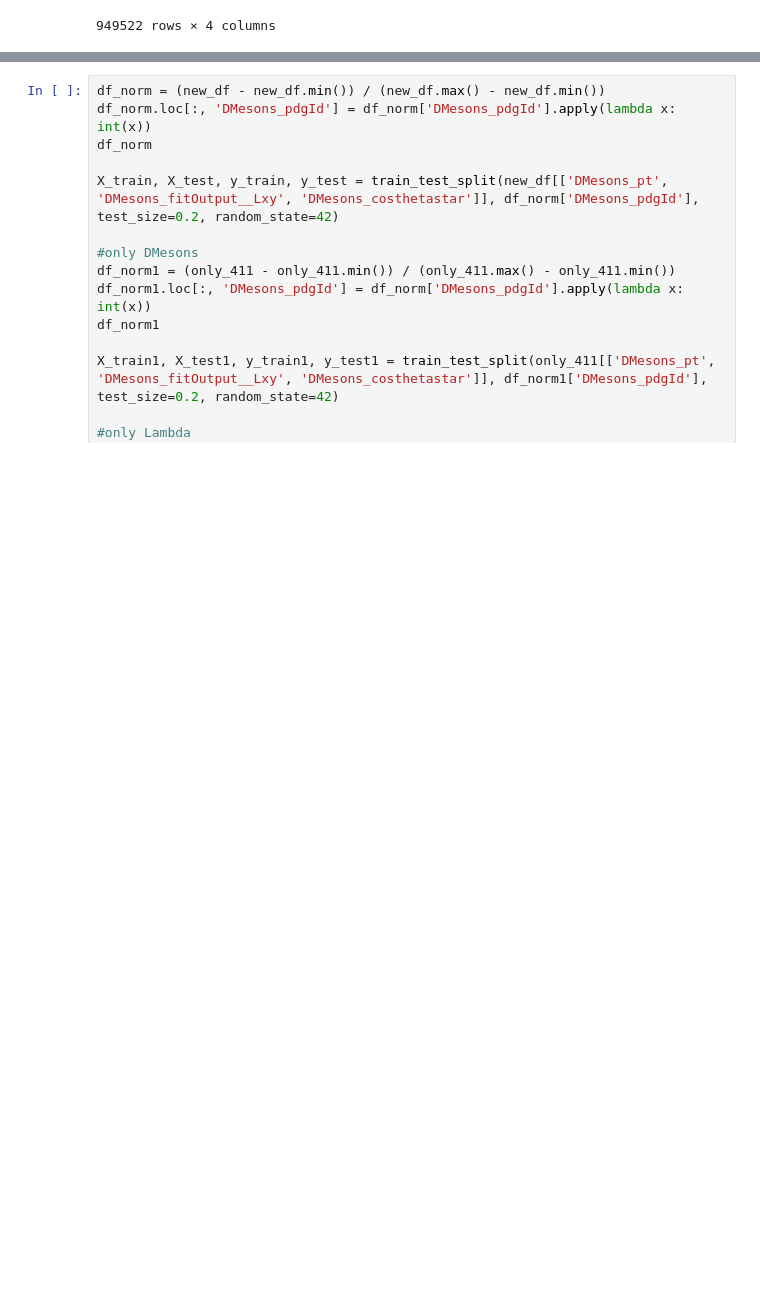
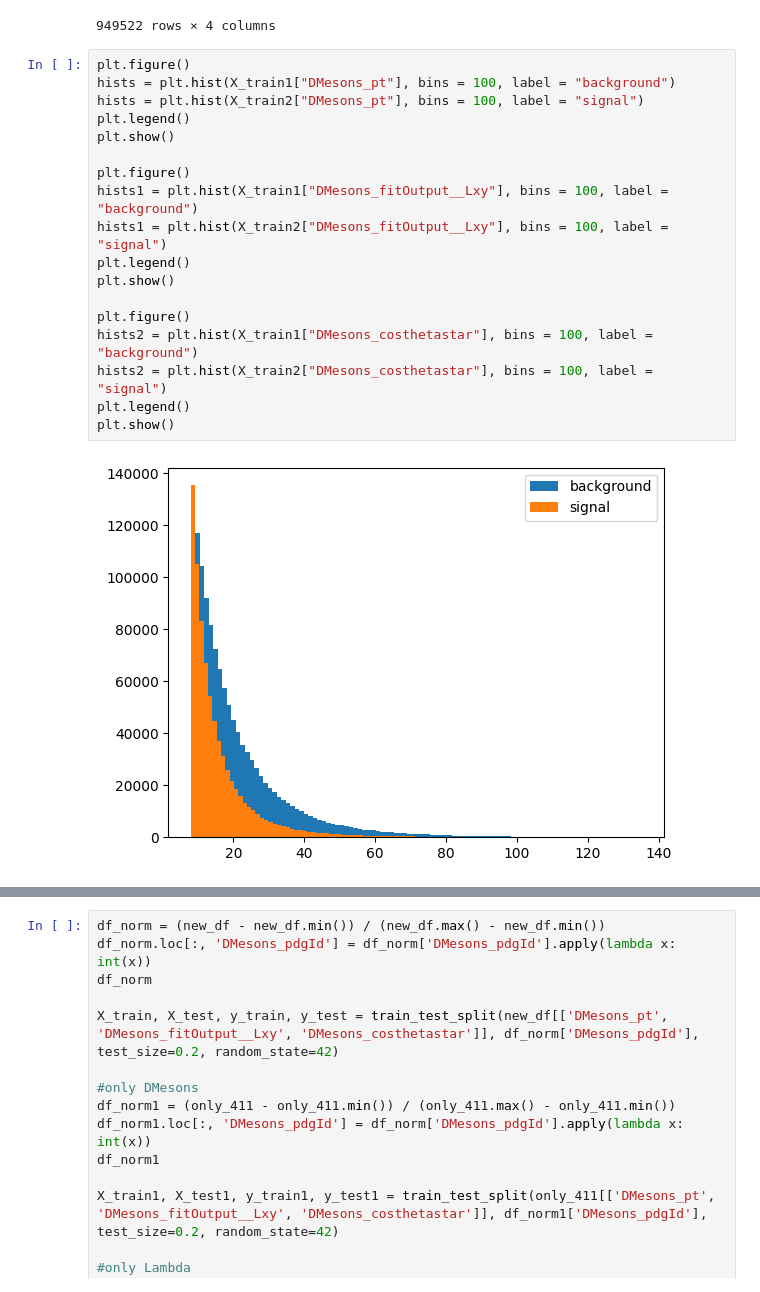
Before and after one commit to GitGup/ATLAS_DNN, a Jupyter notebook: MC_DNN.ipynb, the cells around one changed output, grey strips where cells are left out. Drawn from its saved outputs; the diff is of its cells as text; blank space fills up the shorter version.

Commit message:
hists of signal and background

```diff
--- a/MC_DNN.ipynb
+++ b/MC_DNN.ipynb
@@ -208,3 +194,23 @@ only_4122
 | 949520 | 24.610611 | 0.013834 | 0.478810 | 4122 |
 | 949521 | 39.381430 | 0.170655 | -0.332907 | 4122 |
 949522 rows × 4 columns
+# %%
+plt.figure()
+hists = plt.hist(X_train1["DMesons_pt"], bins = 100, label = "background")
+hists = plt.hist(X_train2["DMesons_pt"], bins = 100, label = "signal")
+plt.legend()
+plt.show()
+
+plt.figure()
+hists1 = plt.hist(X_train1["DMesons_fitOutput__Lxy"], bins = 100, label = "background")
+hists1 = plt.hist(X_train2["DMesons_fitOutput__Lxy"], bins = 100, label = "signal")
+plt.legend()
+plt.show()
+
+plt.figure()
+hists2 = plt.hist(X_train1["DMesons_costhetastar"], bins = 100, label = "background")
+hists2 = plt.hist(X_train2["DMesons_costhetastar"], bins = 100, label = "signal")
+plt.legend()
+plt.show()
+# %% [output]
+[figure, added]
```
Also changed, not shown: parts of 5 cells of this notebook.
